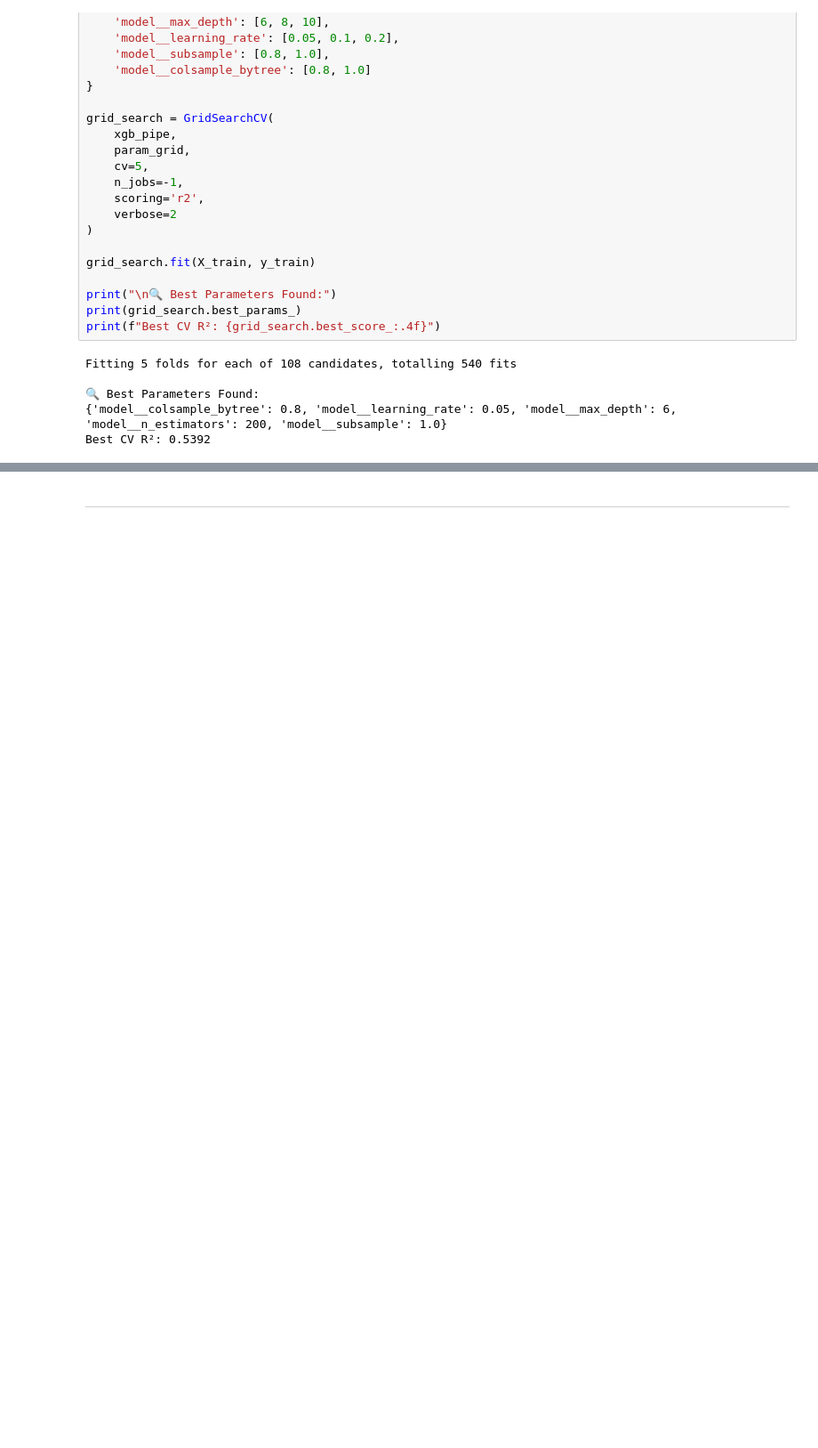
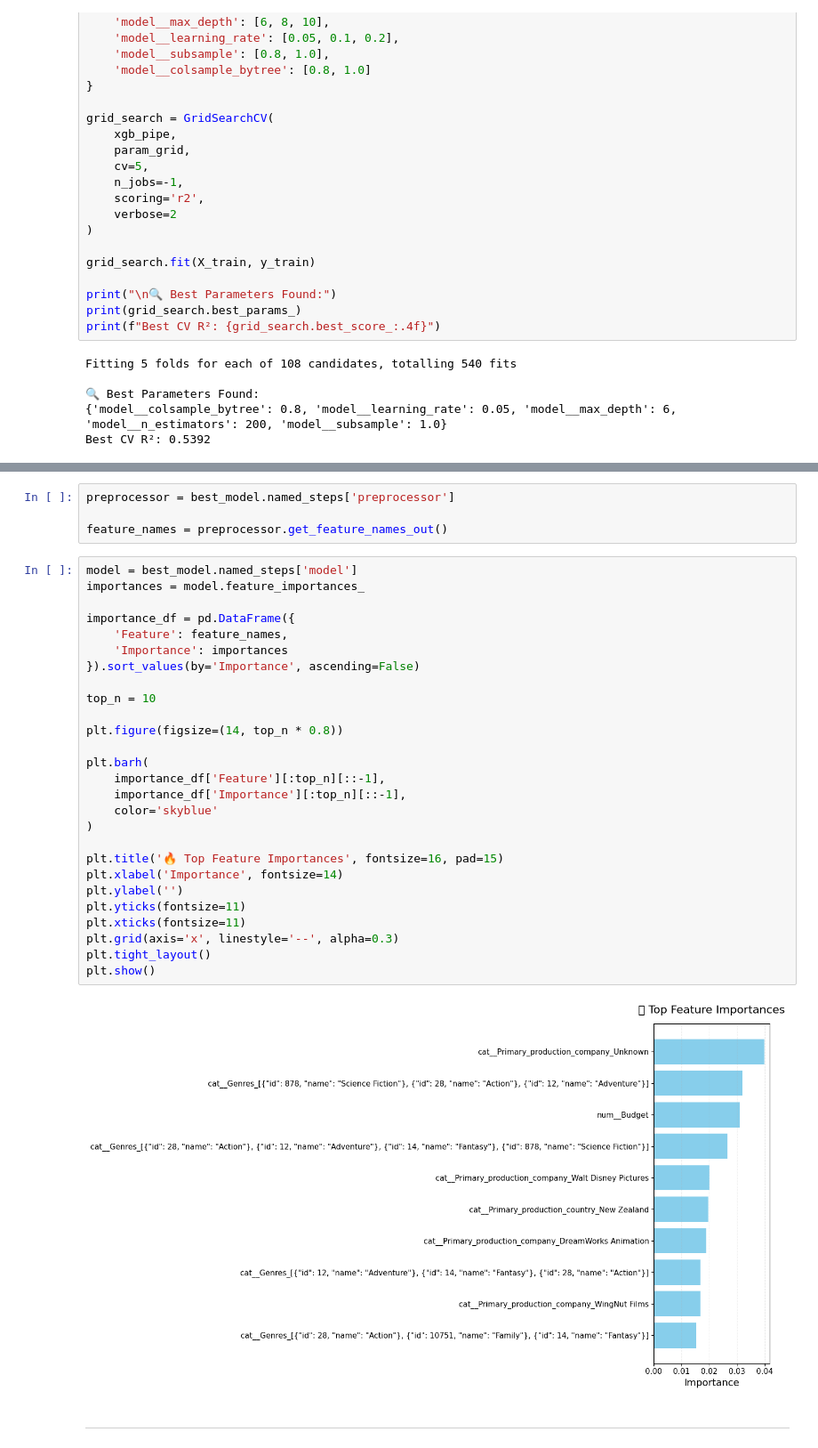
Before and after one commit to JayneLawley/Team1_TMDb_Hackathon_2, a Jupyter notebook: jupyter_notebooks/HM_Model.ipynb, the cells around one changed output, grey strips where cells are left out. Shown at 89% size. Drawn from its saved outputs; the diff is of its cells as text; blank space fills up the shorter version.

```diff
--- a/jupyter_notebooks/HM_Model.ipynb
+++ b/jupyter_notebooks/HM_Model.ipynb
@@ -335,3 +384,36 @@ RMSE: 125,478,252.69
+# %%
+preprocessor = best_model.named_steps['preprocessor']
+
+feature_names = preprocessor.get_feature_names_out()
+# %%
+model = best_model.named_steps['model']
+importances = model.feature_importances_
+
+importance_df = pd.DataFrame({
+    'Feature': feature_names,
+    'Importance': importances
+}).sort_values(by='Importance', ascending=False)
+
+top_n = 10
+
+plt.figure(figsize=(14, top_n * 0.8))
+
+plt.barh(
+    importance_df['Feature'][:top_n][::-1],
+    importance_df['Importance'][:top_n][::-1],
+    color='skyblue'
+)
+
+plt.title('🔥 Top Feature Importances', fontsize=16, pad=15)
+plt.xlabel('Importance', fontsize=14)
+plt.ylabel('')
+plt.yticks(fontsize=11)
+plt.xticks(fontsize=11)
+plt.grid(axis='x', linestyle='--', alpha=0.3)
+plt.tight_layout()
+plt.show()
+# %% [output]
+[figure, added]
 # %% [markdown]
 ---
 # %% [markdown]
```
Also changed, not shown: parts of 11 cells of this notebook.
